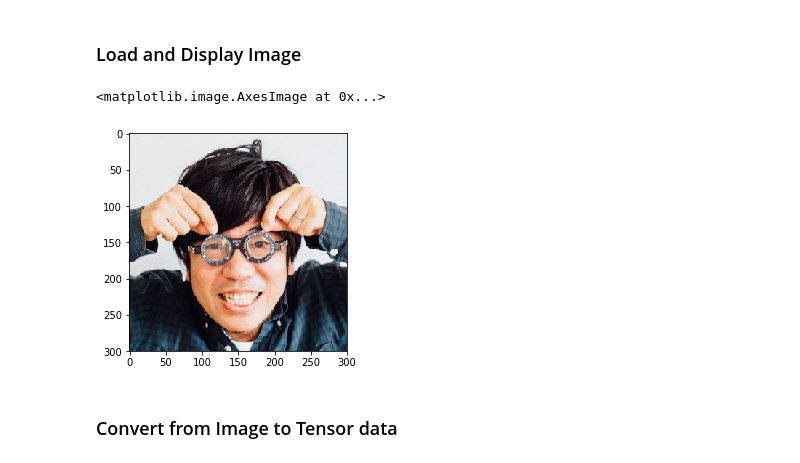
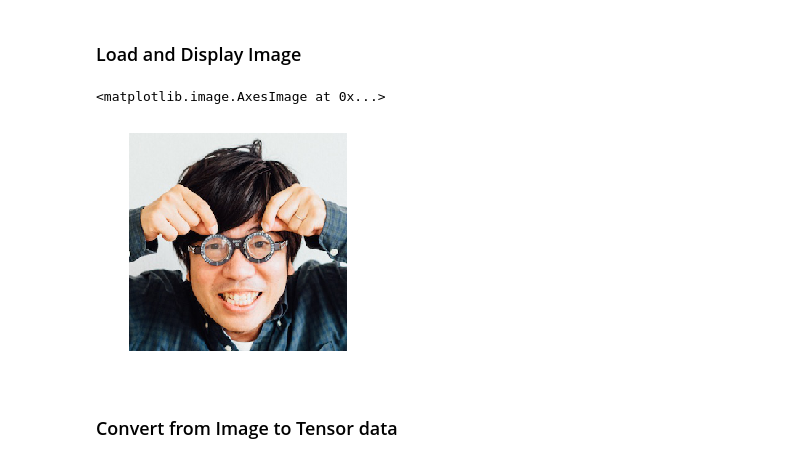
Before and after one commit to karaage0703/object_detection_tools, a Jupyter notebook: scripts/data_augmentation.ipynb, the cells around one changed output. Saved outputs shown, nothing was run; the diff lists cells and outputs as text; code cells hidden in the pictures.

```diff
--- a/scripts/data_augmentation.ipynb
+++ b/scripts/data_augmentation.ipynb
@@ -49,12 +48,13 @@ lonestar.jpg        100%[===================>]  43.97K  --.-KB/s 時間 0.01s
 # %%
 ## Load image
 img = load_img('lonestar.jpg', color_mode='rgb', target_size=(300,300))
 
 ## Display image
+plt.axis("off")
 plt.imshow(img)
 # %% [output]
 <matplotlib.image.AxesImage at 0x...>
-[figure, old version]
+[figure, new version]
 # %% [markdown]
 ### Convert from Image to Tensor data
 # %%
```
Also changed, not shown: parts of 2 cells of this notebook.
